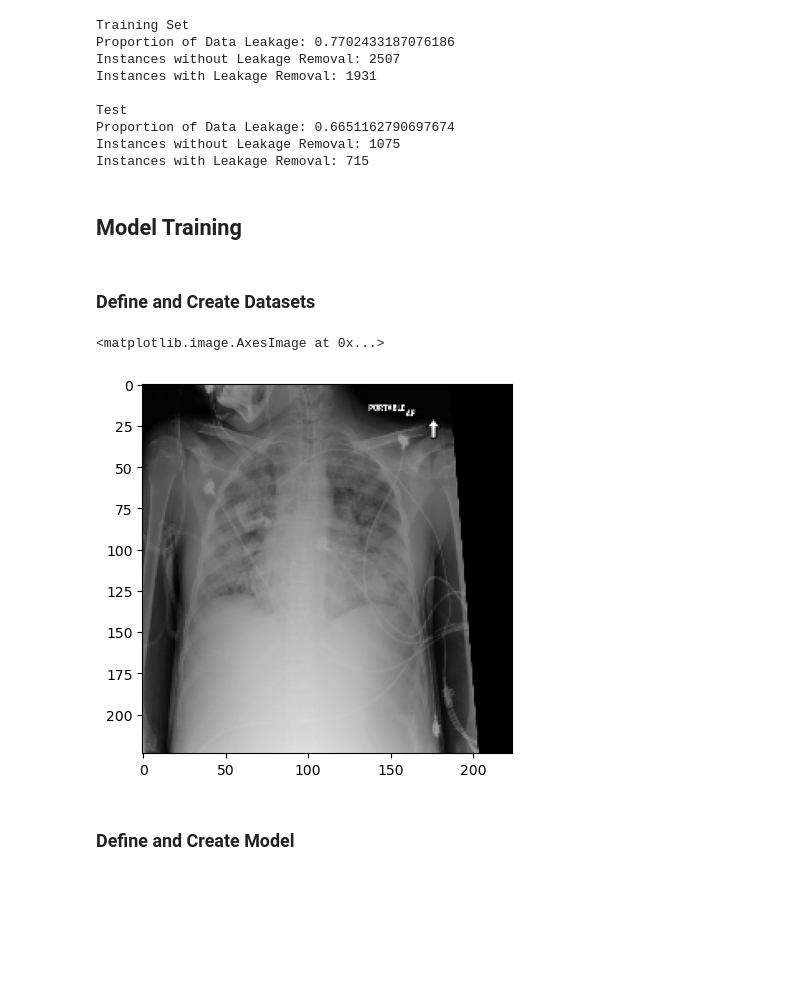
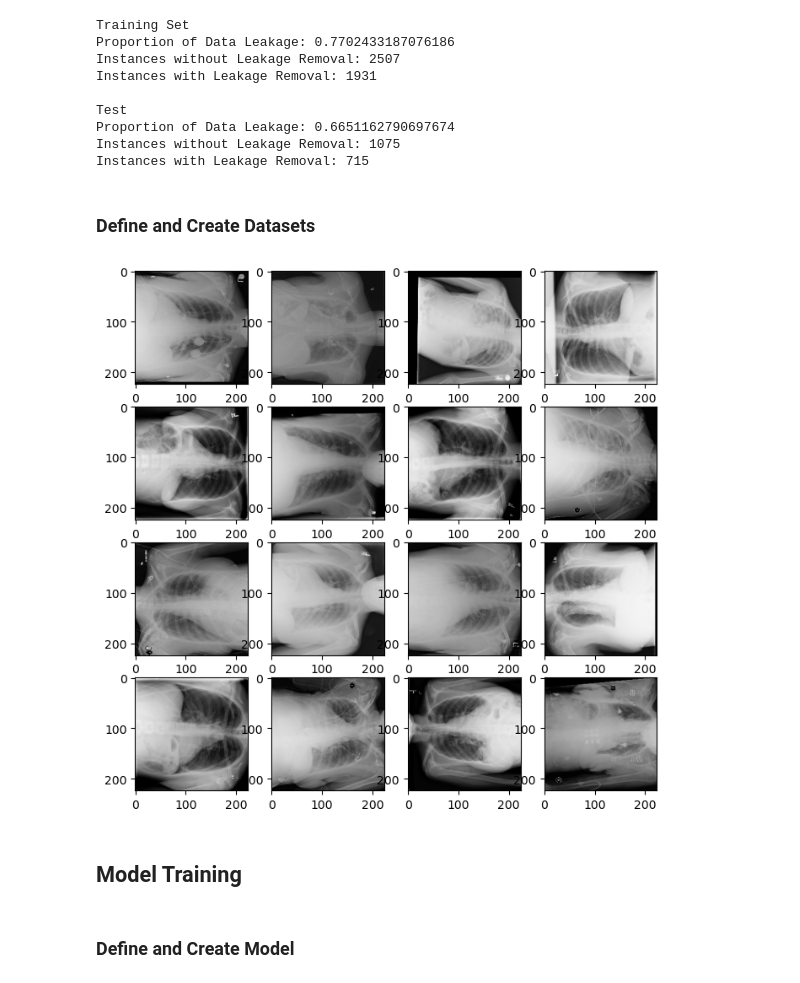
Before and after one commit to rachelwoodside/csci4155-chest-xray-model, a Jupyter notebook: cardiomegaly_only.ipynb, the cells around one changed output. Drawn from its saved outputs; the diff is of its cells as text; code cells hidden in the pictures; blank space fills up the shorter version.

Commit message:
Apply image-wise data augmentation
Random flip left and right, random flip up and down, random rotation 90 degrees

```diff
--- a/cardiomegaly_only.ipynb
+++ b/cardiomegaly_only.ipynb
@@ -313,3 +286 @@ Instances with Leakage Removal: 715
 cardiomegaly_data_test = test_without_leakage
-# %% [markdown]
-## Model Training
@@ -346,15 +310,21 @@ class ChestImagesDataset(tf.keras.utils.Sequence):
 
         for filename in batch["Image Index"]:
             path = glob.glob(self.input_folder + "*/*/" + filename)[0]
-            image = PIL.Image.open(path).convert('RGB') # TODO: Could we use mode 'L' here instead for grayscale?
+            image = PIL.Image.open(path).convert('RGB')
             image = np.array(image)
 
-            # TODO: Could we do data augmentation in here? Or do we have to do it in separate layers?
             image = tf.image.resize(image, size=(224,224))
+            # Data augmentation
+            #https://www.tensorflow.org/tutorials/images/data_augmentation
+            image = tf.image.random_flip_left_right(image)
+            image = tf.image.random_flip_up_down(image)
+            image = tf.image.rot90(image)
             image = tf.cast(image, dtype = tf.float32)
 
             images.append(image)
 
+        rescaling_layer = Rescaling(scale=1./255)
+        images = rescaling_layer(images)
         images = np.array(images)
 
         if self.training:
@@ -366,9 +336,20 @@ class ChestImagesDataset(tf.keras.utils.Sequence):
 train_generator = ChestImagesDataset(X_train, data_folder, batch_size=batch_size, transform=None, shuffle=True)
 valid_generator = ChestImagesDataset(X_valid, data_folder, batch_size=batch_size, transform=None, shuffle=True)
 # %%
-# Display example images from training set
+# Display example images from first batch of training set
+#https://stackoverflow.com/questions/46615554/how-to-display-multiple-images-in-one-figure
 example_img = train_generator.__getitem__(0)[0]
-plt.imshow(example_img[2].astype('uint8'))
+w = 10
+h = 10
+fig = plt.figure(figsize=(8, 8))
+columns = 4
+rows = 4
+for i in range(1, columns*rows+1):
+    img = example_img[i]
+    fig.add_subplot(rows, columns, i)
+    plt.imshow(img)
+plt.show()
 # %% [output]
-<matplotlib.image.AxesImage at 0x...>
-[figure, old version]
+[figure, new version]
+# %% [markdown]
+## Model Training
```
Also changed, not shown: parts of 10 cells of this notebook.
